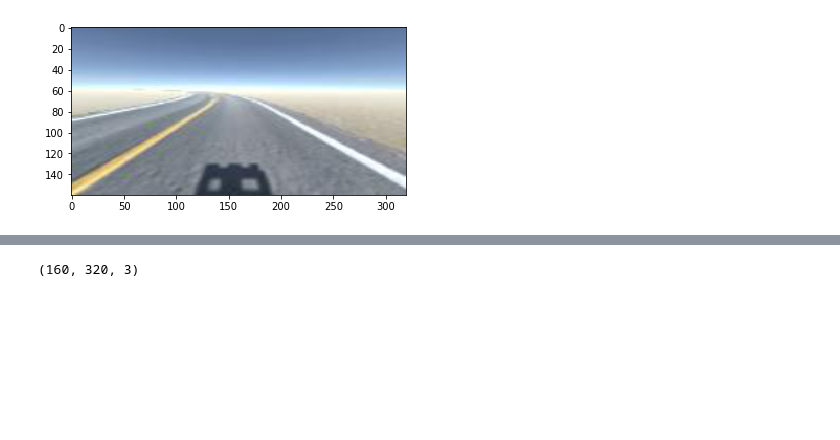
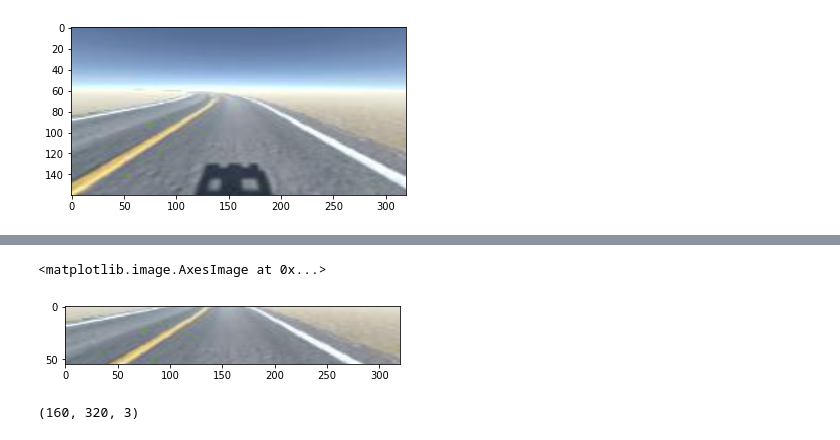
Before and after one commit to dsikar/sdsandbox, a Jupyter notebook: src/augment.ipynb, the cells around one changed output, grey strips where cells are left out. Saved outputs shown, nothing was run; the diff lists cells and outputs as text; code cells hidden in the pictures; blank space fills up the shorter version.

```diff
--- a/src/augment.ipynb
+++ b/src/augment.ipynb
@@ -48,12 +48,19 @@ import cv2, os
 import numpy as np
 import matplotlib.image as mpimg
 
+# Udacity
 IMAGE_HEIGHT, IMAGE_WIDTH, IMAGE_CHANNELS = 160, 320, 3
+# Alexnet
+#IMAGE_HEIGHT, IMAGE_WIDTH, IMAGE_CHANNELS = 224, 224, 3
 # IMAGE_HEIGHT, IMAGE_WIDTH, IMAGE_CHANNELS = 66, 200, 3
 # IMAGE_HEIGHT, IMAGE_WIDTH, IMAGE_CHANNELS = 120, 160, 3
 INPUT_SHAPE = (IMAGE_HEIGHT, IMAGE_WIDTH, IMAGE_CHANNELS)
 # Dimensions expected by network
+# Udacity
 IMAGE_WIDTH_NET, IMAGE_HEIGHT_NET = 200, 66
+# Alexnet
+# IMAGE_WIDTH_NET, IMAGE_HEIGHT_NET = 224, 224
+
 
 
 def load_image(image_path):
@@ -67,7 +74,10 @@ def crop(image):
     """
     Crop the image (removing the sky at the top and the car front at the bottom)
     """
-    return image[60:-25, :, :] # remove the sky and the car front
+    # unity
+    # return image[60:-25, :, :] # remove the sky and the car front
+    # alexnet
+    return image[109:-40, :, :] # remove the sky and the car front
 
 
 def resize(image):
@@ -209,3 +219,12 @@ def batch_generator(data_dir, image_paths, steering_angles, batch_size, is_train
             if i == batch_size:
                 break
         yield images, steers
+# %%
+# cropping test
+import matplotlib.pyplot as plt
+fp = '/home/simbox/git/msc-data/unity/log2/logs_Fri_Jul_10_09_16_18_2020/10000_cam-image_array_.jpg'
+image = load_image(fp)
+image_resized = cv2.resize(image, (IMAGE_WIDTH, IMAGE_HEIGHT), cv2.INTER_AREA)
+# plt.imshow(image)
+plt.imshow(image_resized)
+print(image_resized.shape)
@@ -212,3 +234,18 @@ def batch_generator(data_dir, image_paths, steering_angles, batch_size, is_train
+# %%
+def crop(image):
+    """
+    Crop the image (removing the sky at the top and the car front at the bottom)
+    """
+    # unity
+    return image[70:-35, :, :] # remove the sky and the car front
+    # alexnet
+    # return image[100:-50, :, :] # remove the sky and the car front
+
+image = crop(image_resized)
+plt.imshow(image)
+# %% [output]
+<matplotlib.image.AxesImage at 0x...>
+[figure, added]
 # %%
 # images for dissertation - Augmentation section
 # Assume original size is 320x160
```
Also changed, not shown: parts of 2 cells of this notebook, 5 other files.
